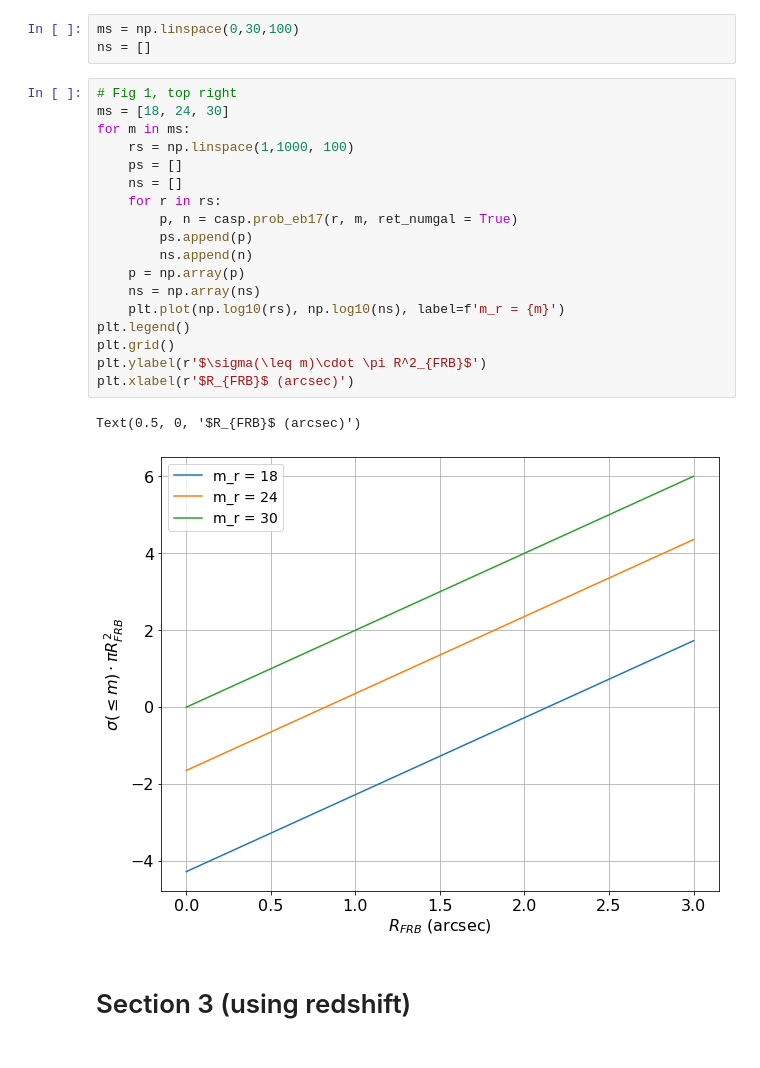
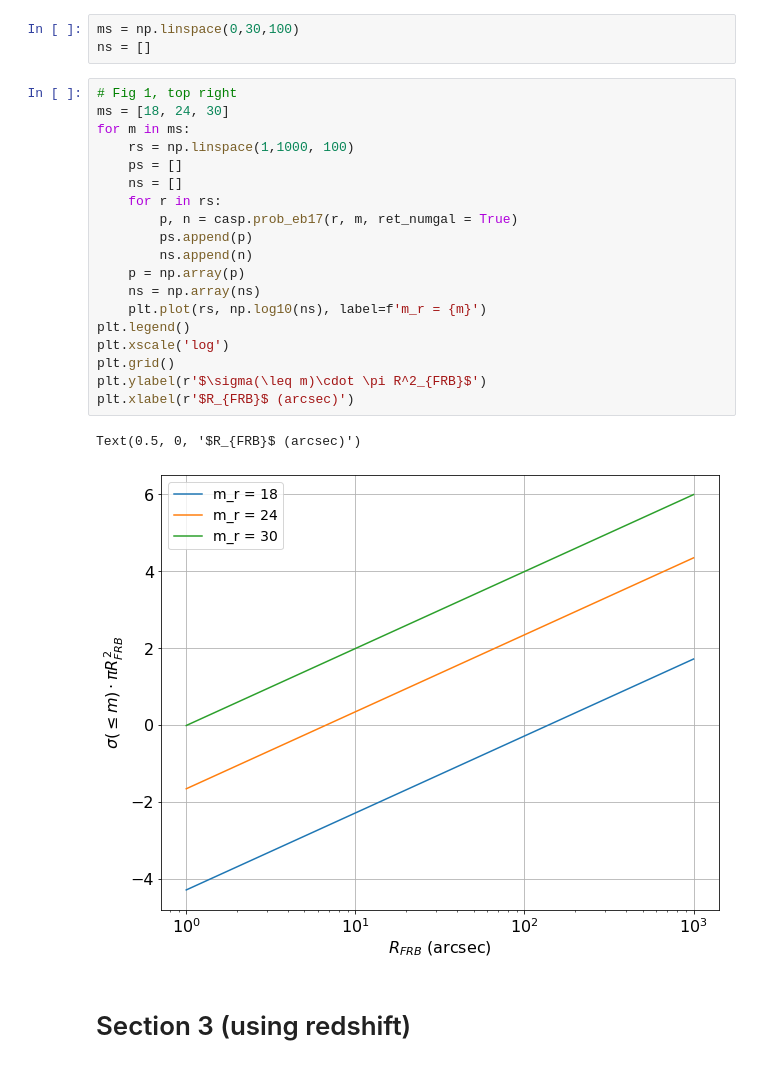
Before and after one commit to KshitijAggarwal/casp, a Jupyter notebook: examples/eb17_plots.ipynb, the cells around one changed output. Drawn from its saved outputs; the diff is of its cells as text.

```diff
--- a/examples/eb17_plots.ipynb
+++ b/examples/eb17_plots.ipynb
@@ -47,24 +47,25 @@ ns = []
 # %%
 # Fig 1, top right
 ms = [18, 24, 30]
 for m in ms:
     rs = np.linspace(1,1000, 100)
     ps = []
     ns = []
     for r in rs:
         p, n = casp.prob_eb17(r, m, ret_numgal = True)
         ps.append(p)
         ns.append(n)
     p = np.array(p)
     ns = np.array(ns)
-    plt.plot(np.log10(rs), np.log10(ns), label=f'm_r = {m}')
+    plt.plot(rs, np.log10(ns), label=f'm_r = {m}')
 plt.legend()
+plt.xscale('log')
 plt.grid()
 plt.ylabel(r'$\sigma(\leq m)\cdot \pi R^2_{FRB}$')
 plt.xlabel(r'$R_{FRB}$ (arcsec)')
 # %% [output]
 Text(0.5, 0, '$R_{FRB}$ (arcsec)')
-[figure, old version]
+[figure, new version]
 # %% [markdown]
 # Section 3 (using redshift)
 # %%
```
Also changed, not shown: parts of 3 cells of this notebook.
